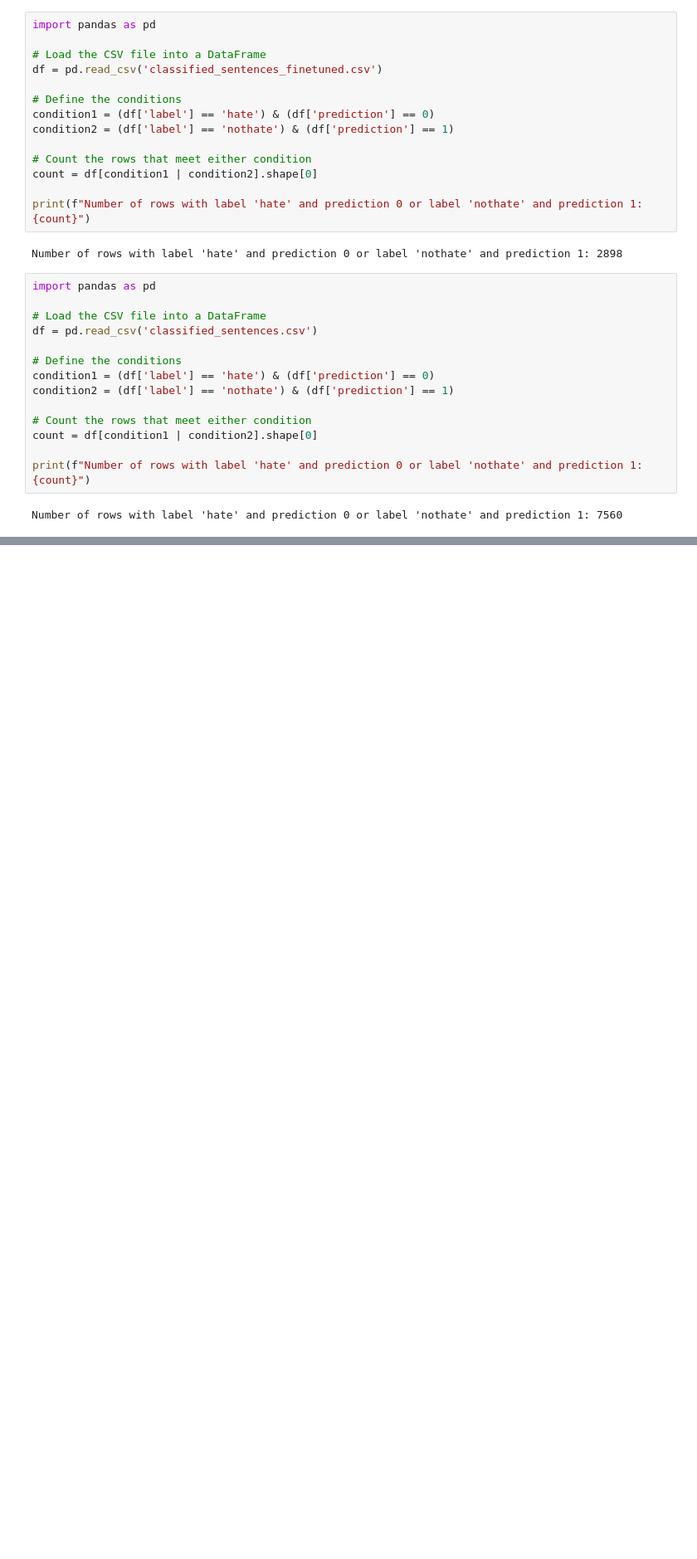
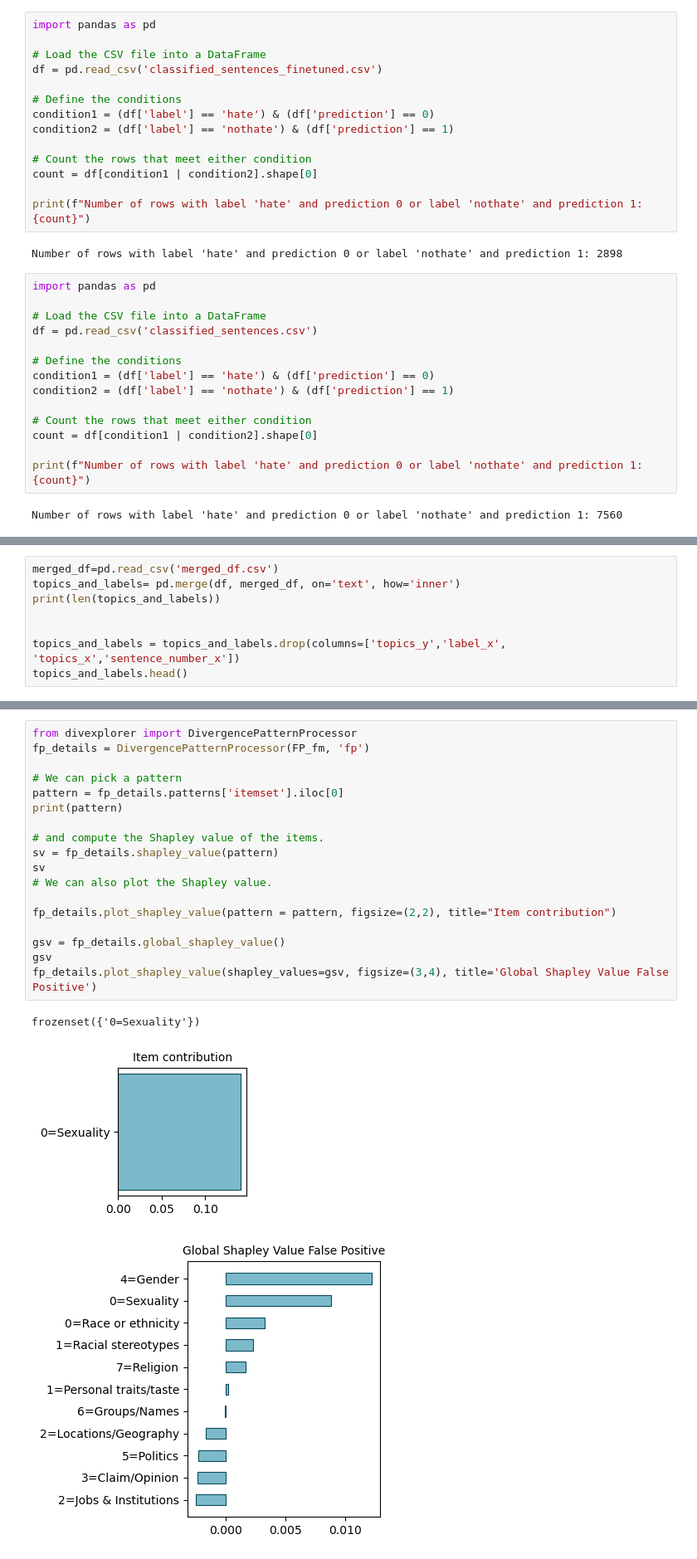
Before and after one commit to AmorosoLaura/XAI_project, a Jupyter notebook: utility_functions.ipynb, the cells around one changed output, grey strips where cells are left out. Shown at 83% size. Drawn from its saved outputs; the diff is of its cells as text; blank space fills up the shorter version.

```diff
--- a/utility_functions.ipynb
+++ b/utility_functions.ipynb
@@ -32,0 +231,8 @@ Number of rows with label 'hate' and prediction 0 or label 'nothate' and predict
+# %%
+merged_df=pd.read_csv('merged_df.csv')
+topics_and_labels= pd.merge(df, merged_df, on='text', how='inner')
+print(len(topics_and_labels))
+
+
+topics_and_labels = topics_and_labels.drop(columns=['topics_y','label_x', 'topics_x','sentence_number_x'])
+topics_and_labels.head()
@@ -32,0 +370,22 @@ Number of rows with label 'hate' and prediction 0 or label 'nothate' and predict
+# %%
+from divexplorer import DivergencePatternProcessor
+fp_details = DivergencePatternProcessor(FP_fm, 'fp')
+
+# We can pick a pattern
+pattern = fp_details.patterns['itemset'].iloc[0]
+print(pattern)
+
+# and compute the Shapley value of the items.
+sv = fp_details.shapley_value(pattern)
+sv
+# We can also plot the Shapley value.
+
+fp_details.plot_shapley_value(pattern = pattern, figsize=(2,2), title="Item contribution")
+
+gsv = fp_details.global_shapley_value()
+gsv
+fp_details.plot_shapley_value(shapley_values=gsv, figsize=(3,4), title='Global Shapley Value False Positive')
+# %% [output]
+frozenset({'0=Sexuality'})
+[figure, added]
+[figure, added]
```
Also changed, not shown: parts of 17 cells of this notebook, 2 other files.
